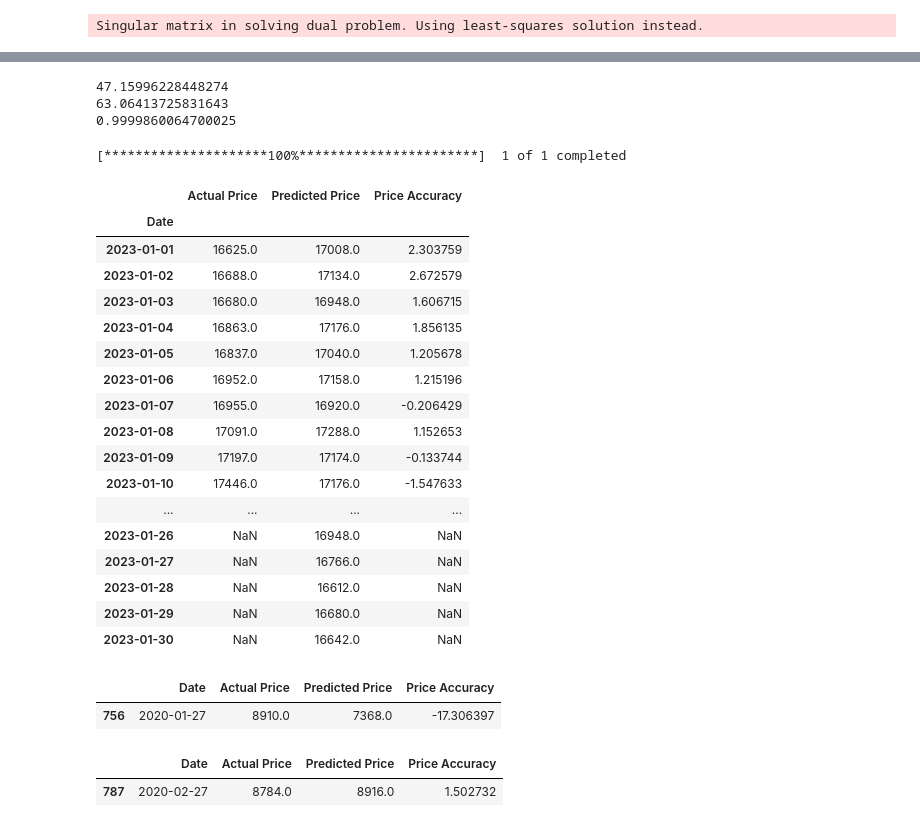
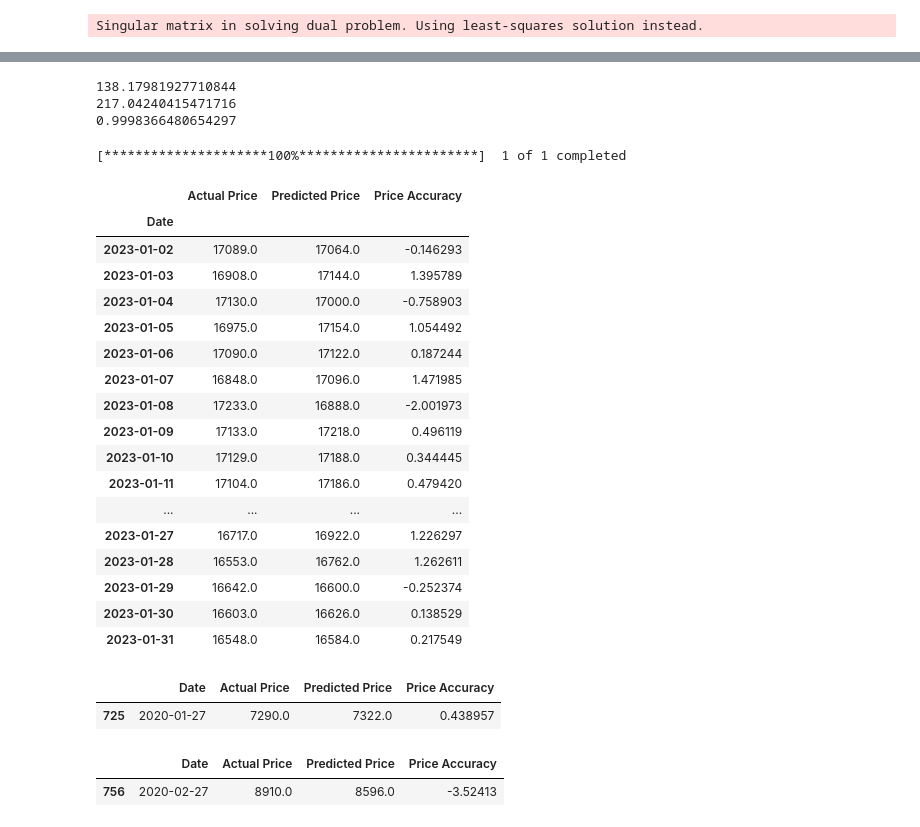
Before and after one commit to Olegreg762/Group_Project_2, a Jupyter notebook: BTC_ETH_predict.ipynb, the cells around one changed output, grey strips where cells are left out. Saved outputs shown, nothing was run; the diff lists cells and outputs as text; code cells hidden in the pictures.

```diff
--- a/BTC_ETH_predict.ipynb
+++ b/BTC_ETH_predict.ipynb
@@ -26,6 +26,6 @@ else:
   import numpy as np
   from sklearn.metrics import mean_squared_error, mean_absolute_error, r2_score, accuracy_score
 # %%
-crypto_btc = yf.download(tickers='BTC-USD', start='2017-12-01', end='2022-12-31').drop(columns=['Adj Close','High', 'Low']).round(2).reset_index()
+crypto_btc = yf.download(tickers='BTC-USD', start='2017-12-01', end='2022-12-31').drop(columns=['Adj Close']).round(2)
 # %% [output]
 [*********************100%***********************]  1 of 1 completed
@@ -47,0 +32,10 @@ crypto_btc
+# %%
+crypto_btc['EMA_9'] = crypto_btc['Close'].ewm(9).mean().shift()
+crypto_btc['SMA_5'] = crypto_btc['Close'].rolling(5).mean().shift()
+crypto_btc['SMA_10'] = crypto_btc['Close'].rolling(10).mean().shift()
+crypto_btc['SMA_15'] = crypto_btc['Close'].rolling(15).mean().shift()
+crypto_btc['SMA_30'] = crypto_btc['Close'].rolling(30).mean().shift()
+crypto_btc['Percent Change'] = crypto_btc['Close'].pct_change()
+# %%
+crypto_btc = crypto_btc.dropna()
+crypto_btc
@@ -160,7 +165,7 @@ BTC Kernel Ridge RMSE is 63.06
 future_df = pd.DataFrame()
 
 
-future_df['Date'] = pd.date_range('2018-01-01', periods = 1856, freq ='1D')
+future_df['Date'] = pd.date_range('2018-02-01', periods = 1826, freq ='1D')
 future_df[['Close','Open','Volume']]= (0)
 
 future_df
@@ -214,44 +220,50 @@ print(btc_mae)
 print(btc_rmse)
 print(btc_r_square)
 # %% [output]
-47.15996228448274
-63.06413725831643
-0.9999860064700025
+138.17981927710844
+217.04240415471716
+0.9998366480654297
 # %%
-crypto_btc2 = yf.download(tickers='BTC-USD', start='2018-01-01', end='2023-01-30').drop(columns=['Adj Close','High', 'Low']).round(2).reset_index()
+crypto_btc2 = yf.download(tickers='BTC-USD', start='2018-01-01', end='2023-01-30').drop(columns=['Adj Close']).round(2).reset_index()
+crypto_btc2['EMA_9'] = crypto_btc2['Close'].ewm(9).mean().shift()
+crypto_btc2['SMA_5'] = crypto_btc2['Close'].rolling(5).mean().shift()
+crypto_btc2['SMA_10'] = crypto_btc2['Close'].rolling(10).mean().shift()
+crypto_btc2['SMA_15'] = crypto_btc2['Close'].rolling(15).mean().shift()
+crypto_btc2['SMA_30'] = crypto_btc2['Close'].rolling(30).mean().shift()
+crypto_btc2['Percent Change'] = crypto_btc2['Close'].pct_change()
+#crypto_btc2 = crypto_btc2.dropna()
+crypto_btc2
 btc_future['Actual Price'] = crypto_btc2['Close'].round(0)
 btc_future['Price Accuracy']= (btc_future['Predicted Price']/btc_future['Actual Price']-1)*100
 btc_future.set_index('Date').tail(30)
 # %% [output]
 [*********************100%***********************]  1 of 1 completed
 |  | Actual Price | Predicted Price | Price Accuracy |
 | Date |  |  |  |
-| 2023-01-01 | 16625.0 | 17008.0 | 2.303759 |
-| 2023-01-02 | 16688.0 | 17134.0 | 2.672579 |
-| 2023-01-03 | 16680.0 | 16948.0 | 1.606715 |
-| 2023-01-04 | 16863.0 | 17176.0 | 1.856135 |
-| 2023-01-05 | 16837.0 | 17040.0 | 1.205678 |
-| 2023-01-06 | 16952.0 | 17158.0 | 1.215196 |
-| 2023-01-07 | 16955.0 | 16920.0 | -0.206429 |
-| 2023-01-08 | 17091.0 | 17288.0 | 1.152653 |
-| 2023-01-09 | 17197.0 | 17174.0 | -0.133744 |
-| 2023-01-10 | 17446.0 | 17176.0 | -1.547633 |
+| 2023-01-02 | 17089.0 | 17064.0 | -0.146293 |
+| 2023-01-03 | 16908.0 | 17144.0 | 1.395789 |
+| 2023-01-04 | 17130.0 | 17000.0 | -0.758903 |
+| 2023-01-05 | 16975.0 | 17154.0 | 1.054492 |
+| 2023-01-06 | 17090.0 | 17122.0 | 0.187244 |
+| 2023-01-07 | 16848.0 | 17096.0 | 1.471985 |
+| 2023-01-08 | 17233.0 | 16888.0 | -2.001973 |
+| 2023-01-09 | 17133.0 | 17218.0 | 0.496119 |
+| 2023-01-10 | 17129.0 | 17188.0 | 0.344445 |
+| 2023-01-11 | 17104.0 | 17186.0 | 0.479420 |
 | ... | ... | ... | ... |
-| 2023-01-26 | NaN | 16948.0 | NaN |
-| 2023-01-27 | NaN | 16766.0 | NaN |
-| 2023-01-28 | NaN | 16612.0 | NaN |
-| 2023-01-29 | NaN | 16680.0 | NaN |
-| 2023-01-30 | NaN | 16642.0 | NaN |
+| 2023-01-27 | 16717.0 | 16922.0 | 1.226297 |
+| 2023-01-28 | 16553.0 | 16762.0 | 1.262611 |
+| 2023-01-29 | 16642.0 | 16600.0 | -0.252374 |
+| 2023-01-30 | 16603.0 | 16626.0 | 0.138529 |
+| 2023-01-31 | 16548.0 | 16584.0 | 0.217549 |
 # %%
-btc_future.loc[btc_future['Date'] == '2020-01-27']
+display(btc_future.loc[btc_future['Date'] == '2020-01-27'])
+display(btc_future.loc[btc_future['Date'] == '2020-02-27'])
 # %% [output]
 |  | Date | Actual Price | Predicted Price | Price Accuracy |
-| 756 | 2020-01-27 | 8910.0 | 7368.0 | -17.306397 |
+| 725 | 2020-01-27 | 7290.0 | 7322.0 | 0.438957 |
+|  | Date | Actual Price | Predicted Price | Price Accuracy |
+| 756 | 2020-02-27 | 8910.0 | 8596.0 | -3.52413 |
-# %%
-btc_future.loc[btc_future['Date'] == '2020-02-27']
-# %% [output]
-|  | Date | Actual Price | Predicted Price | Price Accuracy |
-| 787 | 2020-02-27 | 8784.0 | 8916.0 | 1.502732 |
 # %%
 from bokeh.models.formatters import BasicTickFormatter
 
```
Also changed, not shown: parts of 9 cells of this notebook.
